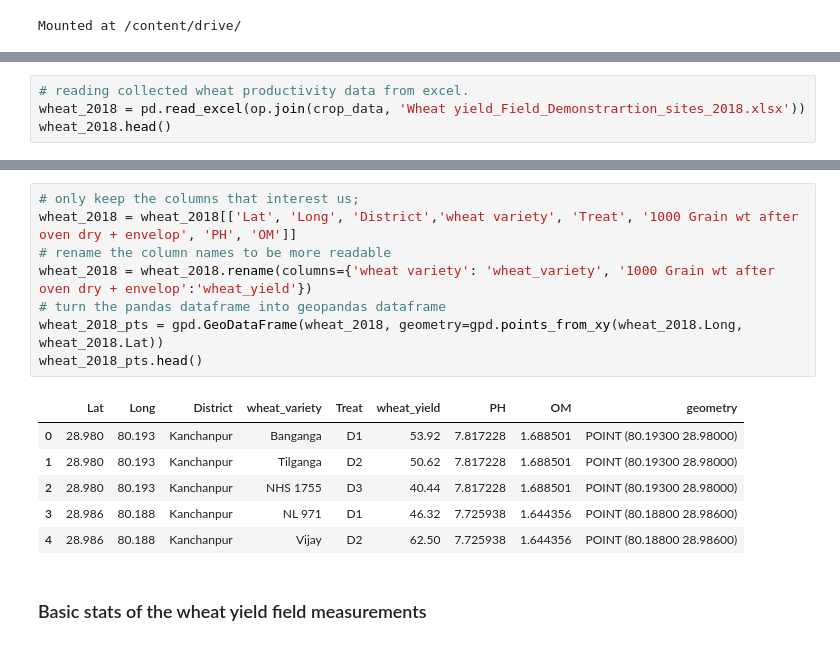
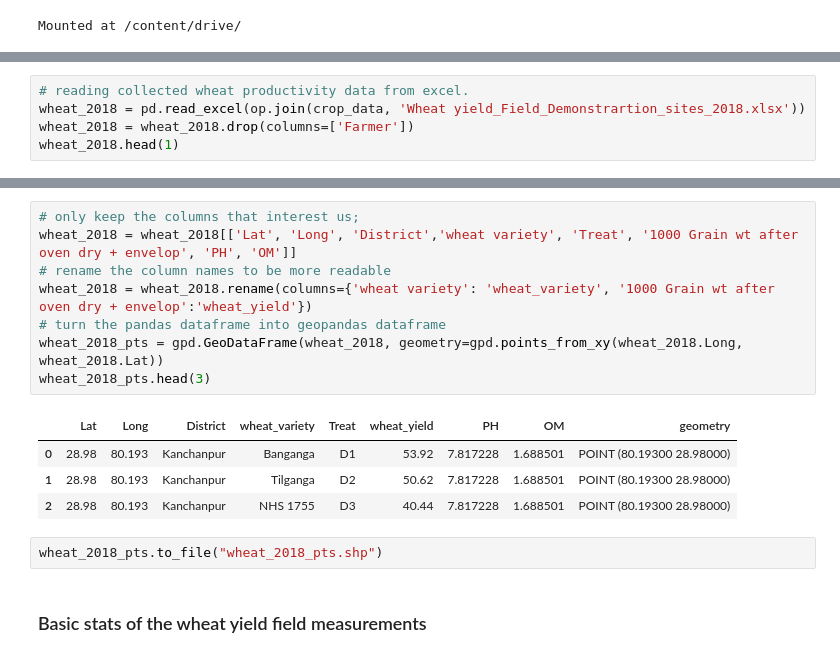
Before and after one commit to developmentseed/sat-ml-training, a Jupyter notebook: _notebooks/2020-07-29-Crop_yield_modeling_with_XGBoost.ipynb, the cells around one changed output, grey strips where cells are left out. Drawn from its saved outputs; the diff is of its cells as text.

```diff
--- a/_notebooks/2020-07-29-Crop_yield_modeling_with_XGBoost.ipynb
+++ b/_notebooks/2020-07-29-Crop_yield_modeling_with_XGBoost.ipynb
@@ -61,5 +61,6 @@ The following dataset contain 145 field measurement of wheat yield data.
 # %%
 # reading collected wheat productivity data from excel.
 wheat_2018 = pd.read_excel(op.join(crop_data, 'Wheat yield_Field_Demonstrartion_sites_2018.xlsx'))
-wheat_2018.head()
+wheat_2018 = wheat_2018.drop(columns=['Farmer'])
+wheat_2018.head(1)
 # %% [output]
@@ -72,18 +69,18 @@ wheat_2018.head()
 # %%
 # only keep the columns that interest us;
 wheat_2018 = wheat_2018[['Lat', 'Long', 'District','wheat variety', 'Treat', '1000 Grain wt after oven dry + envelop', 'PH', 'OM']]
 # rename the column names to be more readable
 wheat_2018 = wheat_2018.rename(columns={'wheat variety': 'wheat_variety', '1000 Grain wt after oven dry + envelop':'wheat_yield'})
 # turn the pandas dataframe into geopandas dataframe
 wheat_2018_pts = gpd.GeoDataFrame(wheat_2018, geometry=gpd.points_from_xy(wheat_2018.Long, wheat_2018.Lat))
-wheat_2018_pts.head()
+wheat_2018_pts.head(3)
 # %% [output]
 |  | Lat | Long | District | wheat_variety | Treat | wheat_yield | PH | OM | geometry |
-| 0 | 28.980 | 80.193 | Kanchanpur | Banganga | D1 | 53.92 | 7.817228 | 1.688501 | POINT (80.19300 28.98000) |
-| 1 | 28.980 | 80.193 | Kanchanpur | Tilganga | D2 | 50.62 | 7.817228 | 1.688501 | POINT (80.19300 28.98000) |
-| 2 | 28.980 | 80.193 | Kanchanpur | NHS 1755 | D3 | 40.44 | 7.817228 | 1.688501 | POINT (80.19300 28.98000) |
-| 3 | 28.986 | 80.188 | Kanchanpur | NL 971 | D1 | 46.32 | 7.725938 | 1.644356 | POINT (80.18800 28.98600) |
-| 4 | 28.986 | 80.188 | Kanchanpur | Vijay | D2 | 62.50 | 7.725938 | 1.644356 | POINT (80.18800 28.98600) |
+| 0 | 28.98 | 80.193 | Kanchanpur | Banganga | D1 | 53.92 | 7.817228 | 1.688501 | POINT (80.19300 28.98000) |
+| 1 | 28.98 | 80.193 | Kanchanpur | Tilganga | D2 | 50.62 | 7.817228 | 1.688501 | POINT (80.19300 28.98000) |
+| 2 | 28.98 | 80.193 | Kanchanpur | NHS 1755 | D3 | 40.44 | 7.817228 | 1.688501 | POINT (80.19300 28.98000) |
+# %%
+wheat_2018_pts.to_file("wheat_2018_pts.shp")
 # %% [markdown]
 ### Basic stats of the wheat yield field measurements
 # %%
```
Also changed, not shown: parts of 34 cells of this notebook.
